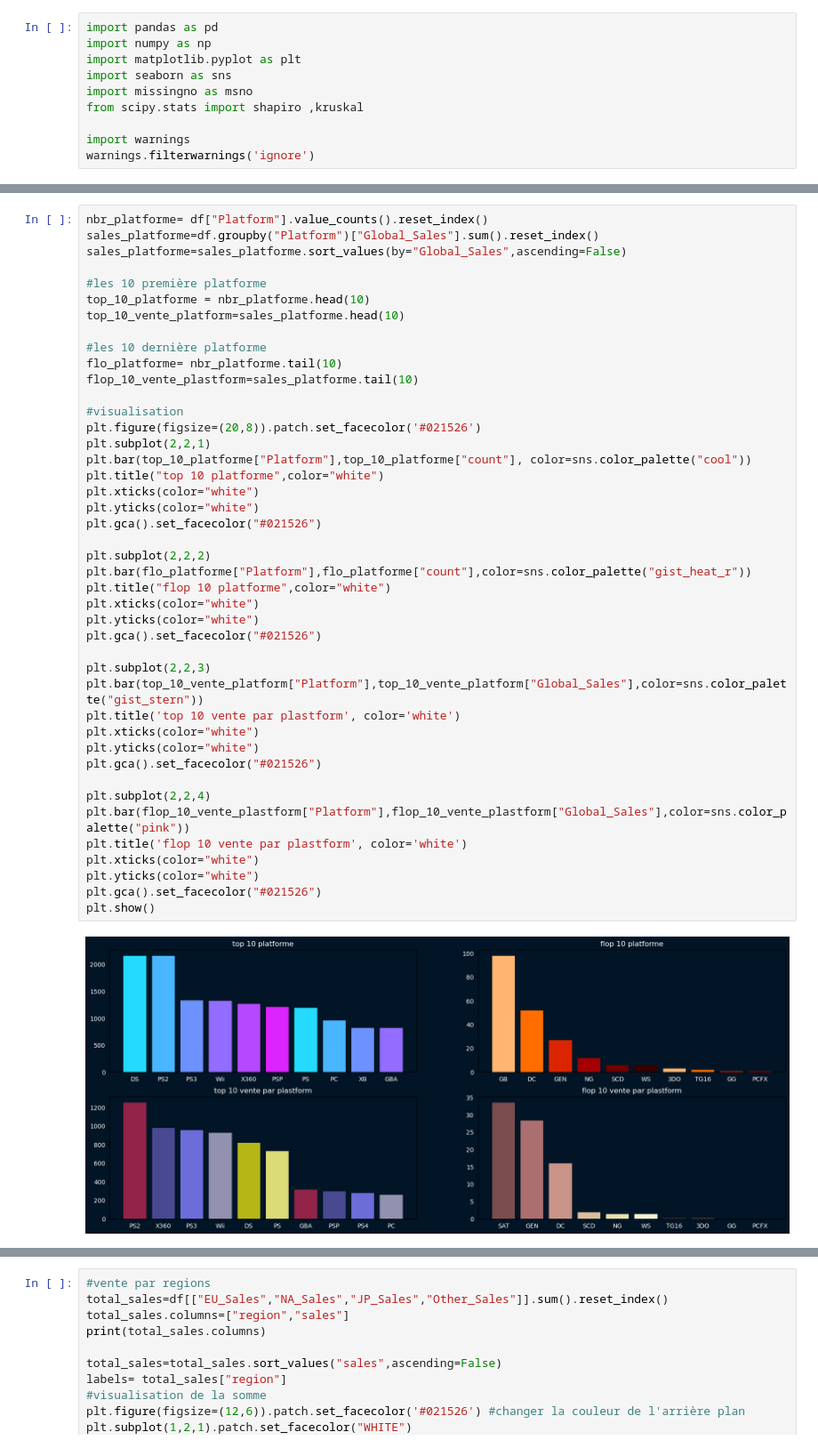
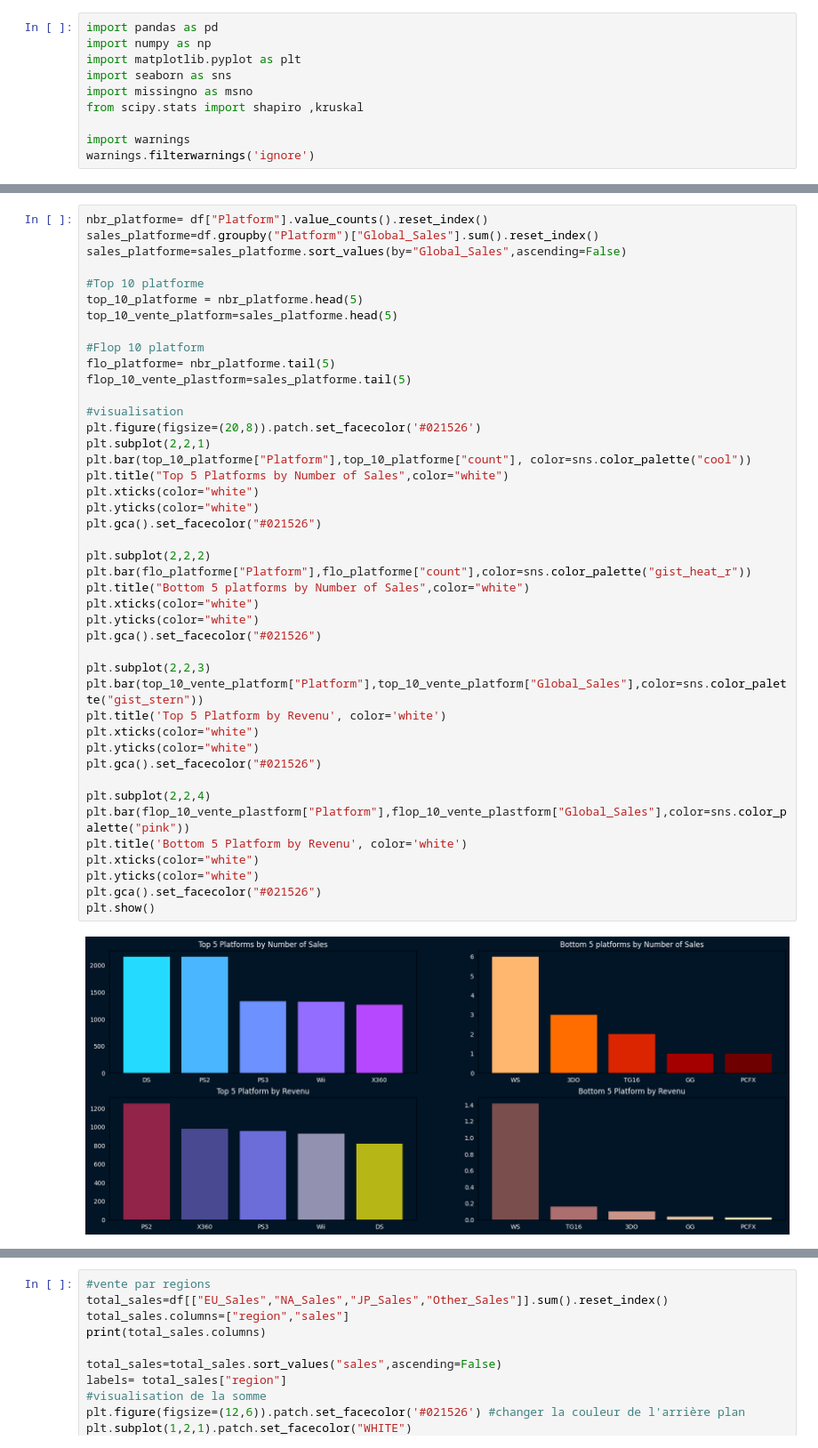
Before and after one commit to fazia92/Video-Games-Sales-Analysis, a Jupyter notebook: VGsales.ipynb, the cells around one changed output, grey strips where cells are left out. Shown at 89% size. Cells and saved outputs as stored; diff of their text form.

```diff
--- a/VGsales.ipynb
+++ b/VGsales.ipynb
@@ -63,43 +67,43 @@ nbr_platforme= df["Platform"].value_counts().reset_index()
 sales_platforme=df.groupby("Platform")["Global_Sales"].sum().reset_index()
 sales_platforme=sales_platforme.sort_values(by="Global_Sales",ascending=False)
 
-#les 10 première platforme
-top_10_platforme = nbr_platforme.head(10)
-top_10_vente_platform=sales_platforme.head(10)
+#Top 10 platforme
+top_10_platforme = nbr_platforme.head(5)
+top_10_vente_platform=sales_platforme.head(5)
 
-#les 10 dernière platforme
-flo_platforme= nbr_platforme.tail(10)
-flop_10_vente_plastform=sales_platforme.tail(10)
+#Flop 10 platform
+flo_platforme= nbr_platforme.tail(5)
+flop_10_vente_plastform=sales_platforme.tail(5)
 
 #visualisation
 plt.figure(figsize=(20,8)).patch.set_facecolor('#021526')
 plt.subplot(2,2,1)
 plt.bar(top_10_platforme["Platform"],top_10_platforme["count"], color=sns.color_palette("cool"))
-plt.title("top 10 platforme",color="white")
+plt.title("Top 5 Platforms by Number of Sales",color="white")
 plt.xticks(color="white")
 plt.yticks(color="white")
 plt.gca().set_facecolor("#021526")
 
 plt.subplot(2,2,2)
 plt.bar(flo_platforme["Platform"],flo_platforme["count"],color=sns.color_palette("gist_heat_r"))
-plt.title("flop 10 platforme",color="white")
+plt.title("Bottom 5 platforms by Number of Sales",color="white")
 plt.xticks(color="white")
 plt.yticks(color="white")
 plt.gca().set_facecolor("#021526")
 
 plt.subplot(2,2,3)
 plt.bar(top_10_vente_platform["Platform"],top_10_vente_platform["Global_Sales"],color=sns.color_palette("gist_stern"))
-plt.title('top 10 vente par plastform', color='white')
+plt.title('Top 5 Platform by Revenu', color='white')
 plt.xticks(color="white")
 plt.yticks(color="white")
 plt.gca().set_facecolor("#021526")
 
 plt.subplot(2,2,4)
 plt.bar(flop_10_vente_plastform["Platform"],flop_10_vente_plastform["Global_Sales"],color=sns.color_palette("pink"))
-plt.title('flop 10 vente par plastform', color='white')
+plt.title('Bottom 5 Platform by Revenu', color='white')
 plt.xticks(color="white")
 plt.yticks(color="white")
 plt.gca().set_facecolor("#021526")
 plt.show()
 # %% [output]
-[figure, old version]
+[figure, new version]
```
Also changed, not shown: parts of 8 cells of this notebook.
